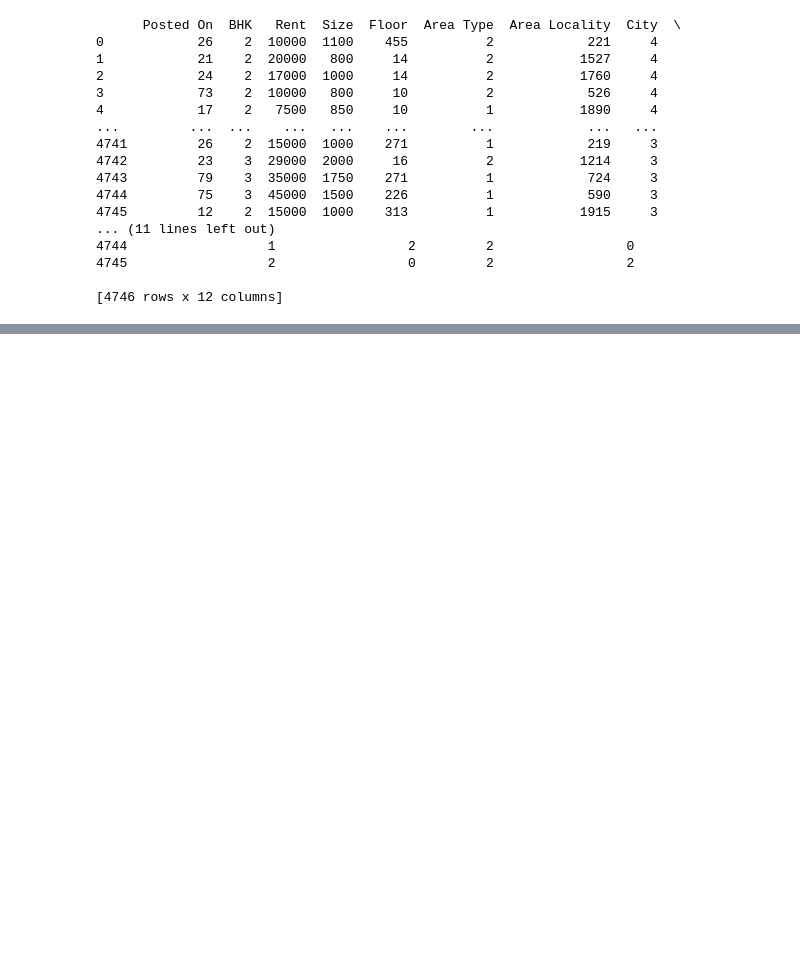
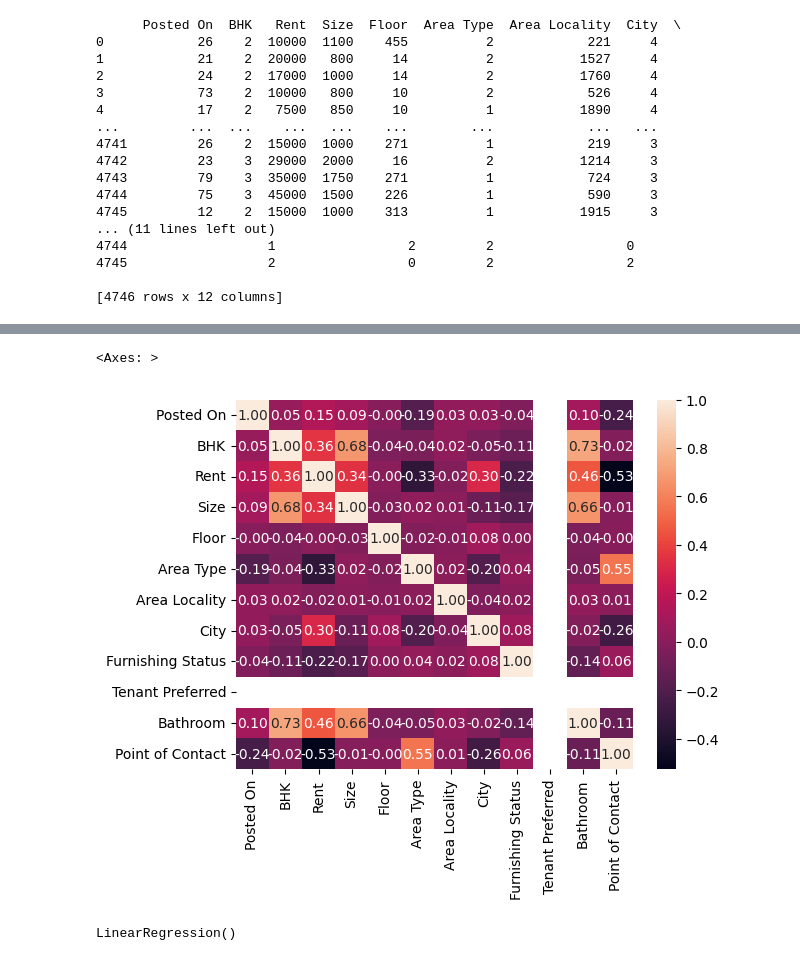
Before and after one commit to RonakkudalAI/Data-Analysis, a Jupyter notebook: House_Rent_.ipynb, the cells around one changed output, grey strips where cells are left out. Saved outputs shown, nothing was run; the diff lists cells and outputs as text; code cells hidden in the pictures; blank space fills up the shorter version.

Commit message:
House rent data - Working on data cleaning, prediction , Heatmap , data training, test and model implemantation

```diff
--- a/House_Rent_.ipynb
+++ b/House_Rent_.ipynb
@@ -326,0 +355,5 @@ print(data_set)
+# %%
+for col in data_set.columns:
+    data_set[col] = encoders[col].inverse_transform(data_set[col])
+
+print(data_set)
@@ -326,0 +394,15 @@ print(data_set)
+# %%
+number_only = data_set.select_dtypes(include=["int64","float64"])
+# %%
+# Remove Outlier
+#Clean Outlier
+
+Q1 = number_only.quantile(0.25)
+Q3 = number_only.quantile(0.75)
+
+IQR = Q3-Q1
+
+lower_range = Q1-1.5*IQR
+upper_range = Q3+1.5*IQR
+df_clean = number_only[~((number_only<lower_range) | (number_only>upper_range)).any(axis=1)]
+print(df_clean)
@@ -326,0 +427,5 @@ print(data_set)
+# %%
+# Find Correlation
+
+df_corr = df_clean.corr()
+df_corr
@@ -326,0 +446,5 @@ print(data_set)
+# %%
+sns.heatmap(df_corr,annot=True,fmt=".2f")
+# %% [output]
+<Axes: >
+[figure, added]
@@ -326,0 +470,7 @@ print(data_set)
+# %%
+from sklearn.linear_model import LinearRegression
+
+LR_model = LinearRegression()
+LR_model.fit(x_train_scale, y_train)
+# %% [output]
+LinearRegression()
```
Also changed, not shown: parts of 22 cells of this notebook.
